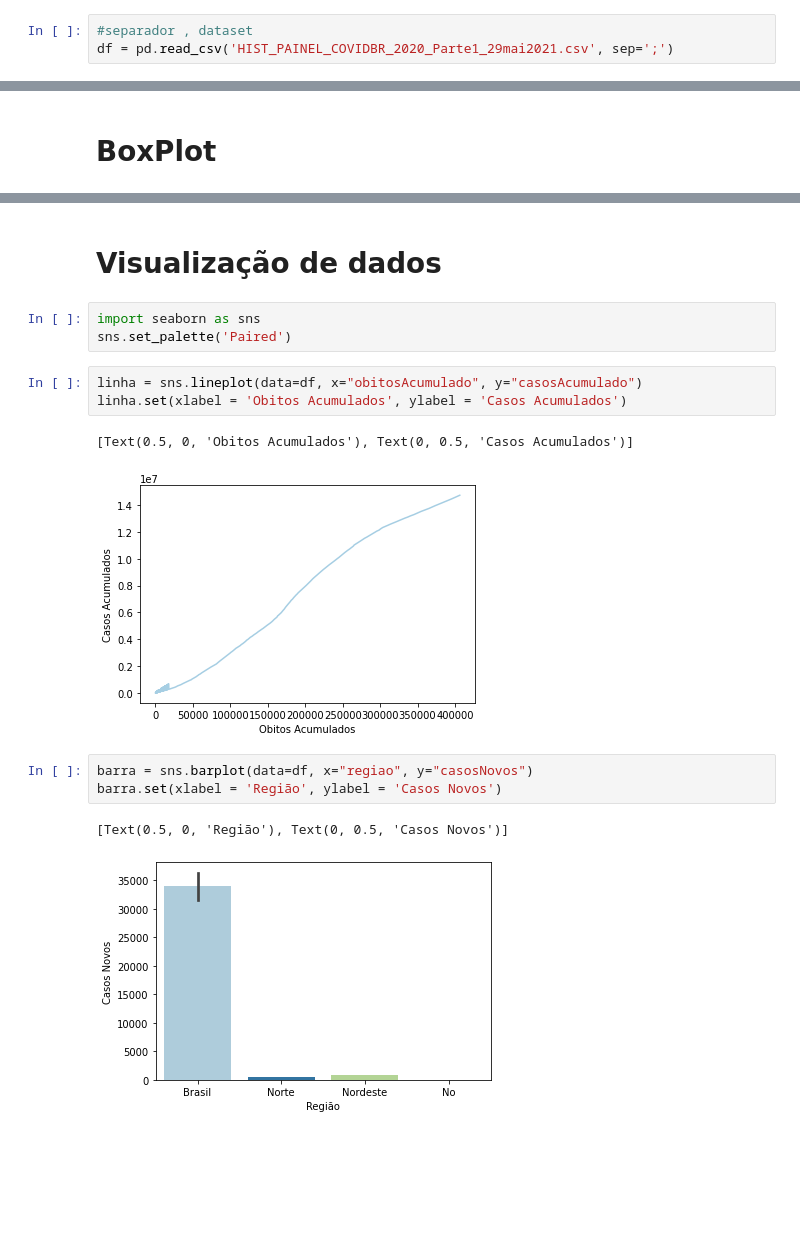
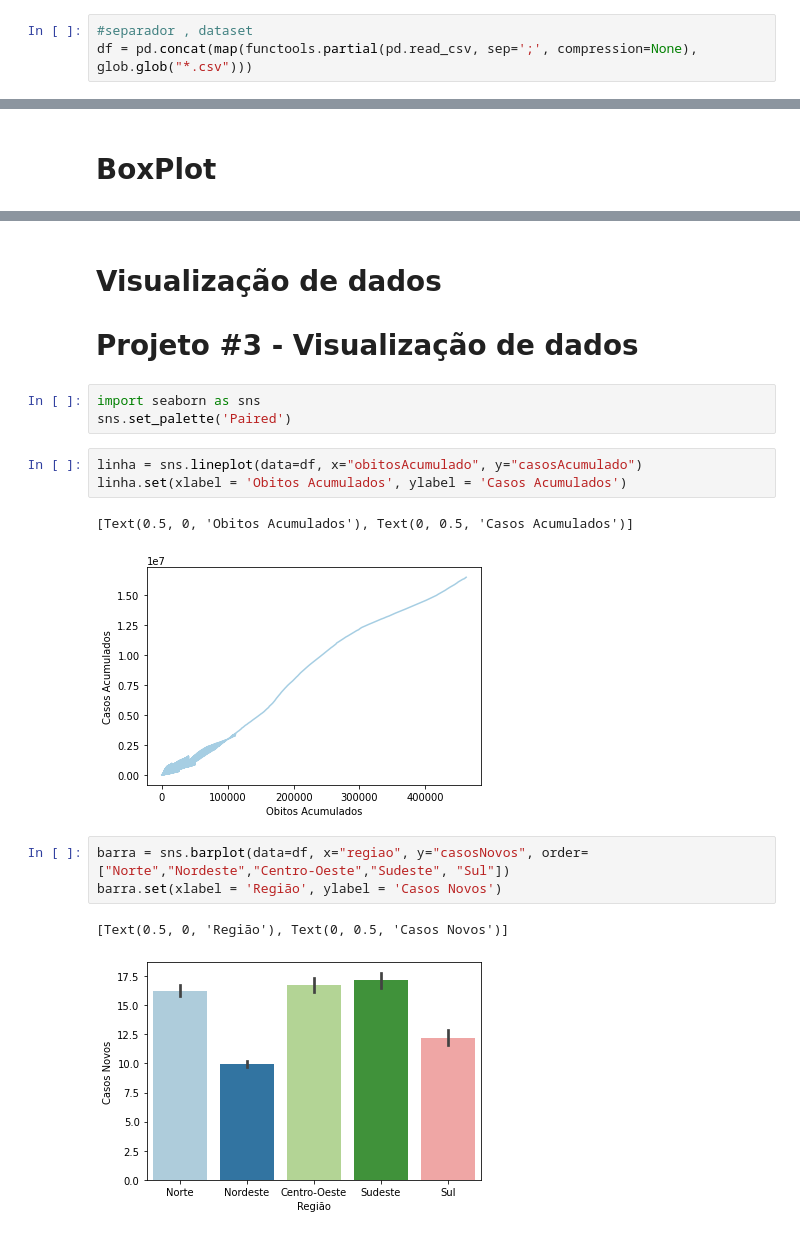
Before and after one commit to Rosicleide45/Projeto_ICD, a Jupyter notebook: Boletim_Covid-checkpoint.ipynb, the cells around one changed output, grey strips where cells are left out. Saved outputs shown, nothing was run; the diff lists cells and outputs as text; blank space fills up the shorter version.

```diff
--- a/Boletim_Covid-checkpoint.ipynb
+++ b/Boletim_Covid-checkpoint.ipynb
@@ -3,6 +7,6 @@ import pandas as pd
 # %%
 #separador , dataset
-df = pd.read_csv('HIST_PAINEL_COVIDBR_2020_Parte1_29mai2021.csv', sep=';')
+df = pd.concat(map(functools.partial(pd.read_csv, sep=';', compression=None), glob.glob("*.csv")))
 # %%
 #mostra as cinco primeira linhas do dataset
 df.head()
@@ -149,5 +153,6 @@ df.boxplot(column="obitosAcumulado")
 # %% [markdown]
 # Visualização de dados
+# Projeto #3 - Visualização de dados
 # %%
 import seaborn as sns
 sns.set_palette('Paired')
@@ -156,13 +161,13 @@ linha = sns.lineplot(data=df, x="obitosAcumulado", y="casosAcumulado")
 linha.set(xlabel = 'Obitos Acumulados', ylabel = 'Casos Acumulados')
 # %% [output]
 [Text(0.5, 0, 'Obitos Acumulados'), Text(0, 0.5, 'Casos Acumulados')]
-[figure, old version]
+[figure, new version]
 # %%
-barra = sns.barplot(data=df, x="regiao", y="casosNovos")
+barra = sns.barplot(data=df, x="regiao", y="casosNovos", order=["Norte","Nordeste","Centro-Oeste","Sudeste", "Sul"])
 barra.set(xlabel = 'Região', ylabel = 'Casos Novos')
 # %% [output]
 [Text(0.5, 0, 'Região'), Text(0, 0.5, 'Casos Novos')]
-[figure, old version]
+[figure, new version]
 # %%
 caixa = sns.boxplot(data=df, x="Recuperadosnovos" , y="casosAcumulado")
 caixa.set(xlabel = 'Recuperados Novos', ylabel = 'Casos Acumulados')
```
Also changed, not shown: parts of 15 cells of this notebook.
